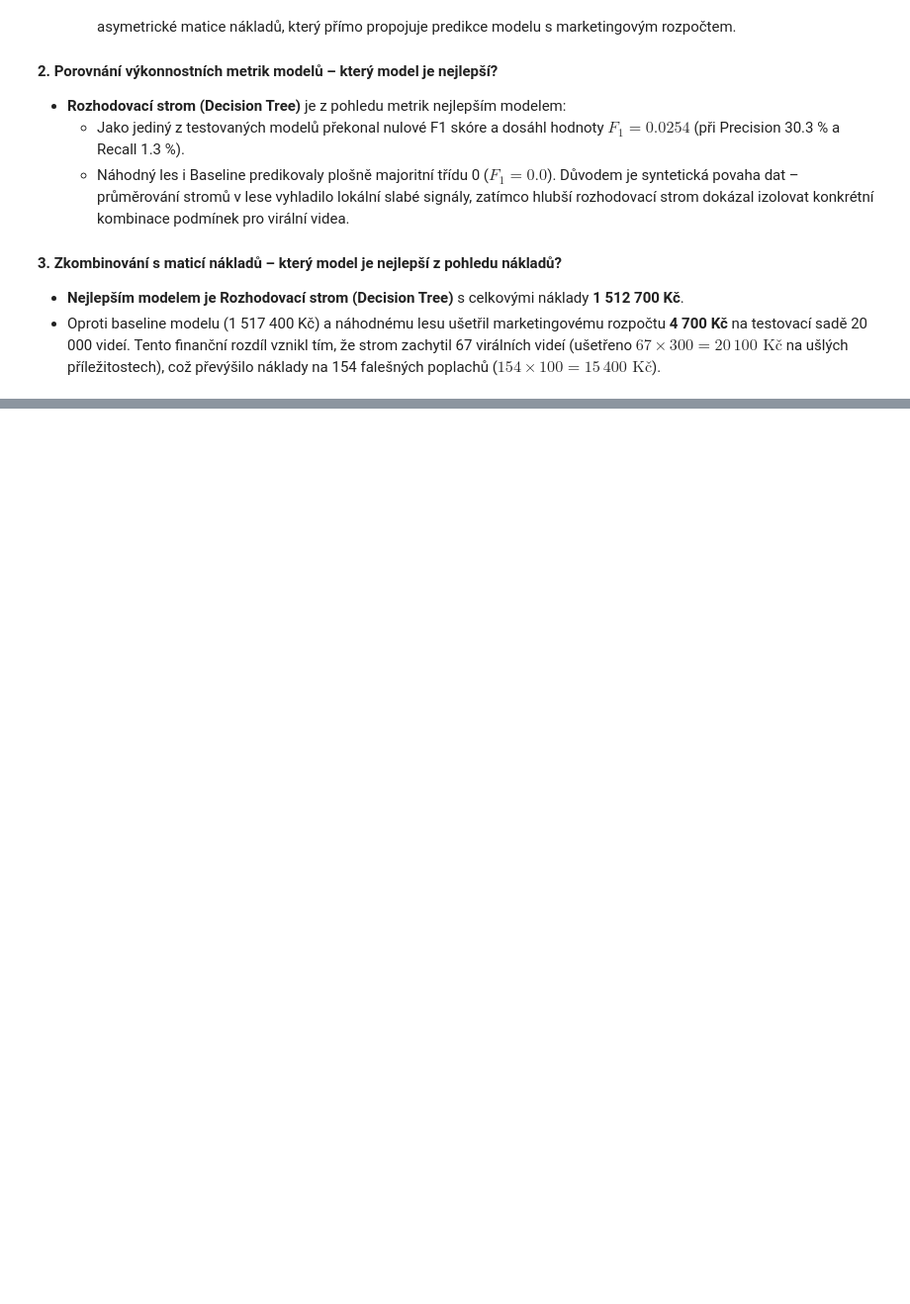
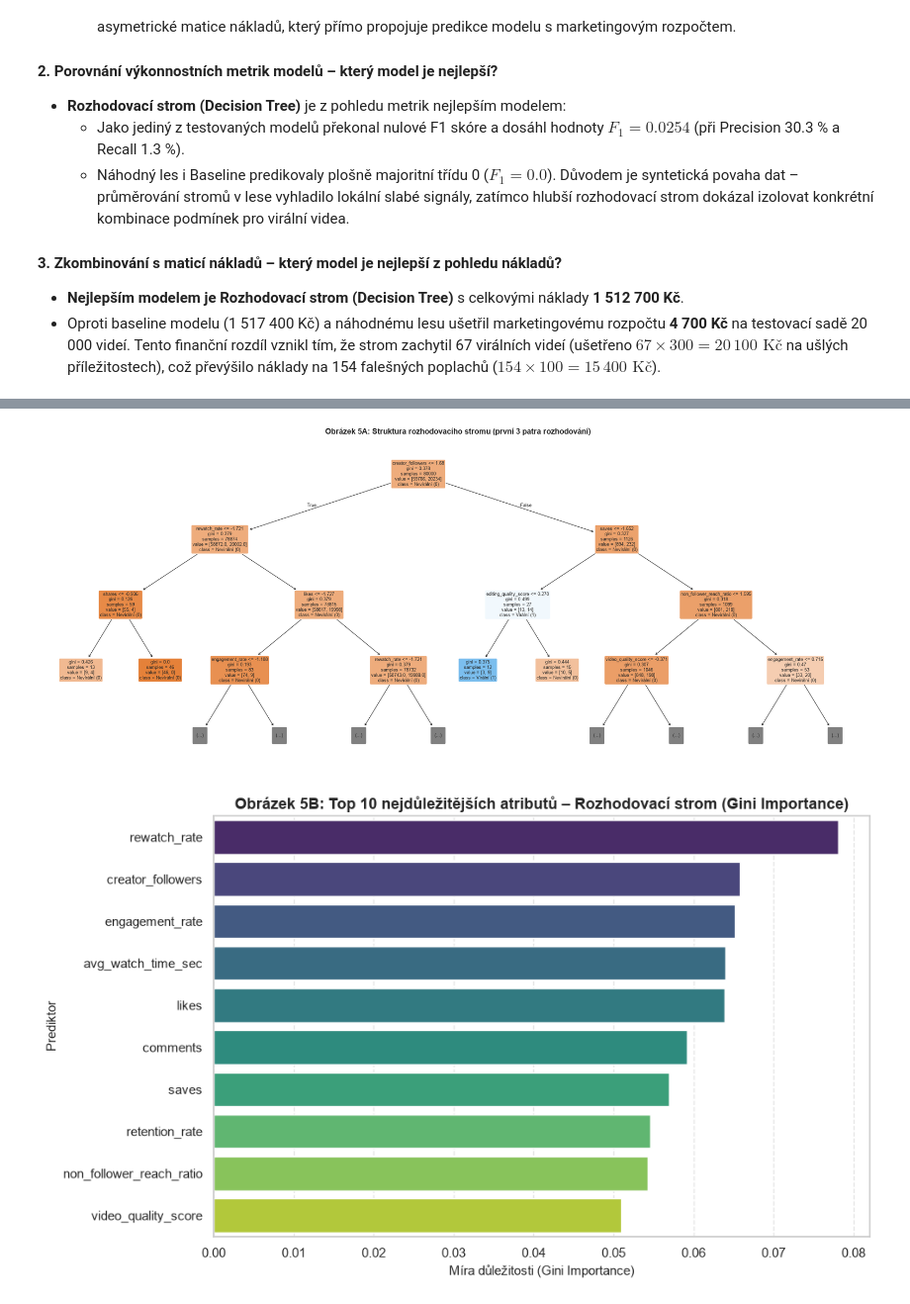
Before and after one commit to wclementi/ZIZ_Seminarka, a Jupyter notebook: template-coursework-classification.ipynb, the cells around one changed output, grey strips where cells are left out. Shown at 99% size. Saved outputs shown, nothing was run; the diff lists cells and outputs as text; code cells hidden in the pictures; blank space fills up the shorter version.

```diff
--- a/template-coursework-classification.ipynb
+++ b/template-coursework-classification.ipynb
@@ -752,0 +708,34 @@ Summarize the results, answering questions such as:
+# %%
+# Vizualizace struktury rozhodovacího stromu (první 3 úrovně) a důležitosti atributů
+from sklearn.tree import plot_tree
+
+fig, ax = plt.subplots(figsize=(24, 10))
+plot_tree(
+    best_dt,
+    max_depth=3,
+    feature_names=X_train.columns,
+    class_names=['Nevirální (0)', 'Virální (1)'],
+    filled=True,
+    rounded=True,
+    fontsize=9,
+    ax=ax
+)
+ax.set_title("Obrázek 5A: Struktura rozhodovacího stromu (první 3 patra rozhodování)", fontsize=16, fontweight='bold', pad=15)
+plt.tight_layout()
+plt.show()
+
+# Výpočet a vykreslení důležitosti atributů pro rozhodovací strom
+dt_importances = pd.Series(best_dt.feature_importances_, index=X_train.columns).sort_values(ascending=False)
+
+plt.figure(figsize=(10, 6))
+top_dt = dt_importances.head(10)
+sns.barplot(x=top_dt.values, y=top_dt.index, hue=top_dt.index, palette='viridis', legend=False)
+plt.title("Obrázek 5B: Top 10 nejdůležitějších atributů – Rozhodovací strom (Gini Importance)", fontsize=13, fontweight='bold')
+plt.xlabel("Míra důležitosti (Gini Importance)", fontsize=11)
+plt.ylabel("Prediktor", fontsize=11)
+plt.grid(axis='x', linestyle='--', alpha=0.5)
+plt.tight_layout()
+plt.show()
+# %% [output]
+[figure, added]
+[figure, added]
```
Also changed, not shown: parts of 44 cells of this notebook.
